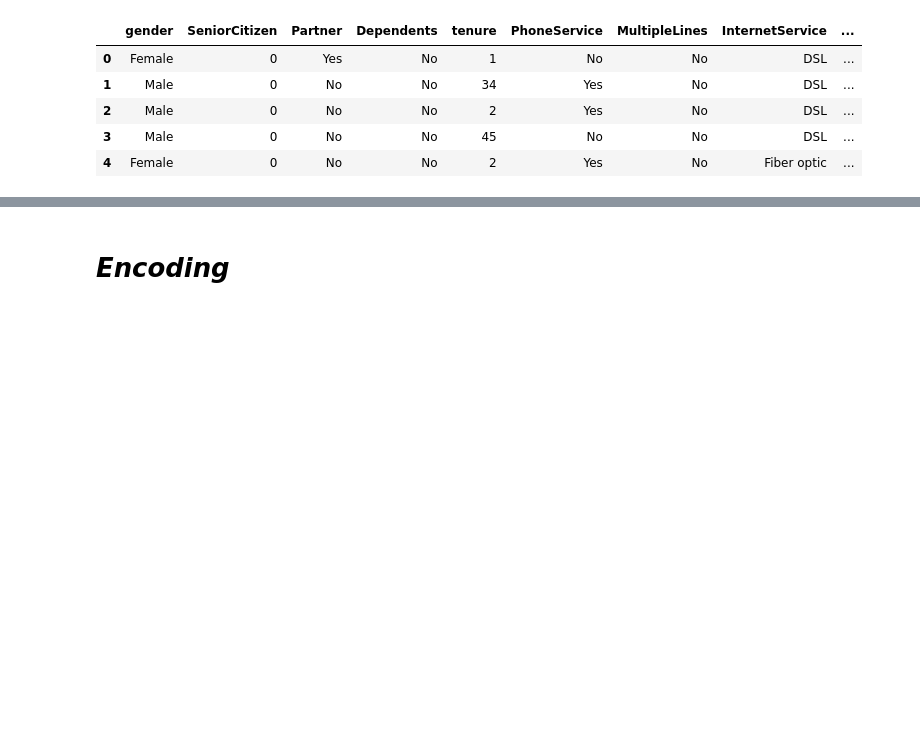
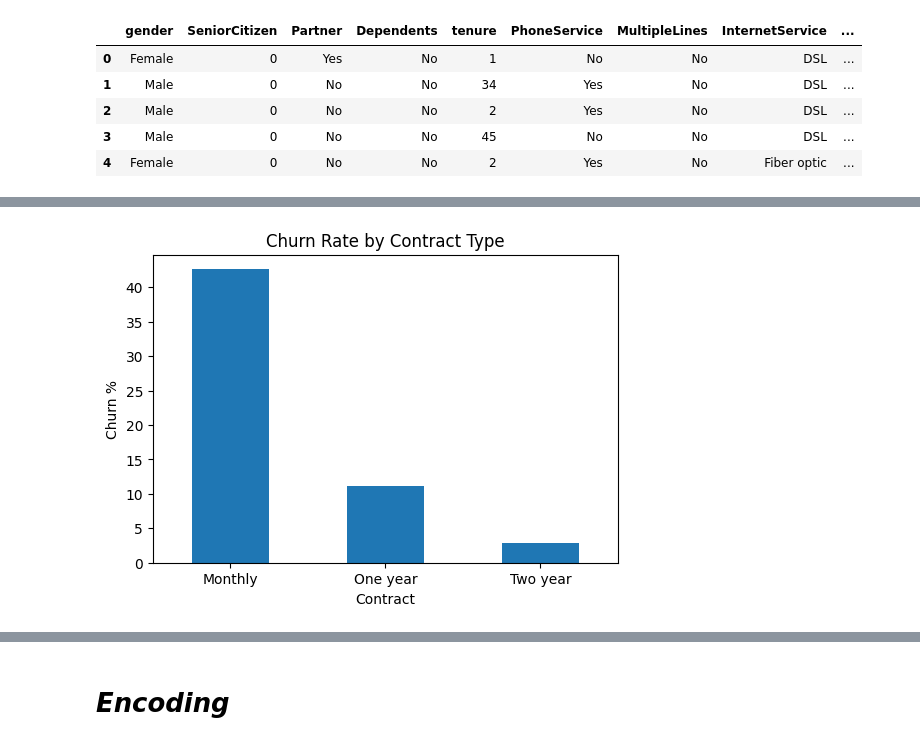
Before and after one commit to MoazIbrahem/Customer-Churn-Prediction, a Jupyter notebook: Code.ipynb, the cells around one changed output, grey strips where cells are left out. Saved outputs shown, nothing was run; the diff lists cells and outputs as text; code cells hidden in the pictures; blank space fills up the shorter version.

```diff
--- a/Code.ipynb
+++ b/Code.ipynb
@@ -217 +257,12 @@ One year         11.10
 Two year          2.83
+# %%
+churn_pivot.plot(kind='bar', figsize=(6,4), legend=False)
+plt.title("Churn Rate by Contract Type")
+plt.ylabel("Churn %")
+plt.xticks(rotation=0)
+plt.show()
+# After excuting the above code, we can see that customers with month-to-month contracts have a significantly higher churn rate compared to those with one-year or two-year contracts.
+# This suggests that customers on shorter-term contracts may be more likely to leave, possibly due to less commitment or satisfaction.
+# This insight can help the company focus retention efforts on customers with month-to-month contracts.
+# %% [output]
+[figure, added]
```
Also changed, not shown: parts of 63 cells of this notebook, 17 other files.
